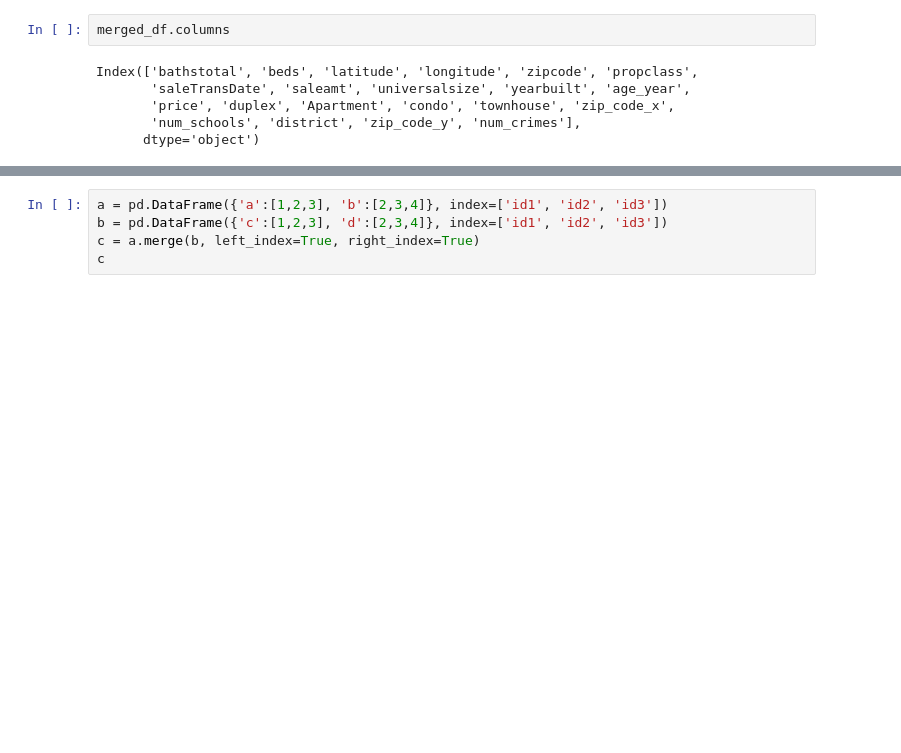
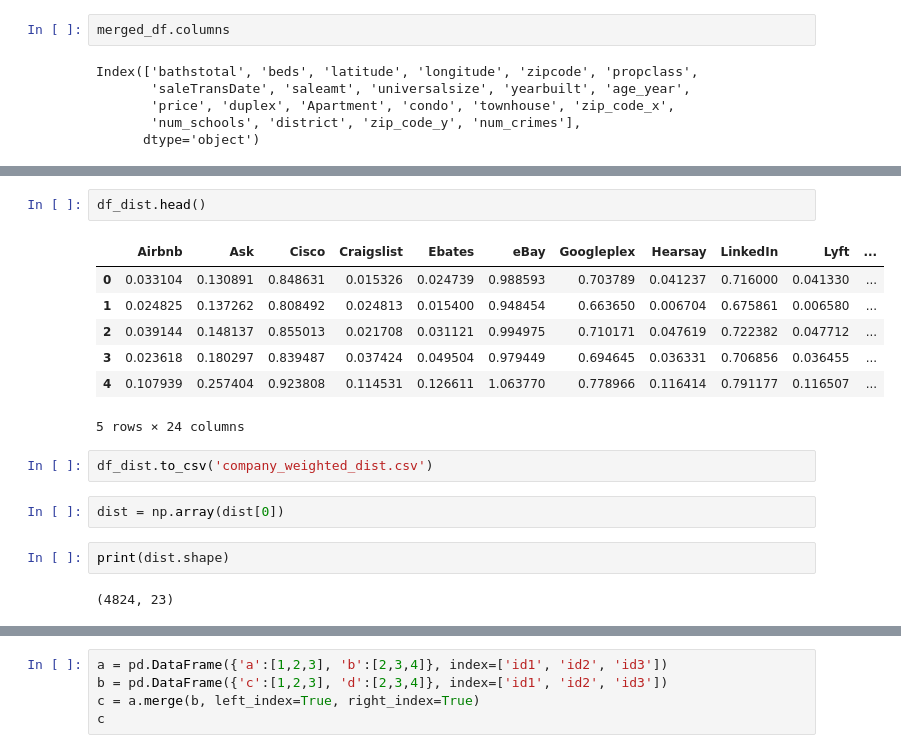
Before and after one commit to minyiliu/RealEstateValuePrediction, a Jupyter notebook: RE_DS_Model_V3.ipynb, the cells around one changed output, grey strips where cells are left out. Drawn from its saved outputs; the diff is of its cells as text; blank space fills up the shorter version.

```diff
--- a/RE_DS_Model_V3.ipynb
+++ b/RE_DS_Model_V3.ipynb
@@ -372,0 +509,18 @@ clean_merged_df.head()
+# %%
+df_dist.head()
+# %% [output]
+|  | Airbnb | Ask | Cisco | Craigslist | Ebates | eBay | Googleplex | Hearsay | LinkedIn | Lyft | ... |
+| 0 | 0.033104 | 0.130891 | 0.848631 | 0.015326 | 0.024739 | 0.988593 | 0.703789 | 0.041237 | 0.716000 | 0.041330 | ... |
+| 1 | 0.024825 | 0.137262 | 0.808492 | 0.024813 | 0.015400 | 0.948454 | 0.663650 | 0.006704 | 0.675861 | 0.006580 | ... |
+| 2 | 0.039144 | 0.148137 | 0.855013 | 0.021708 | 0.031121 | 0.994975 | 0.710171 | 0.047619 | 0.722382 | 0.047712 | ... |
+| 3 | 0.023618 | 0.180297 | 0.839487 | 0.037424 | 0.049504 | 0.979449 | 0.694645 | 0.036331 | 0.706856 | 0.036455 | ... |
+| 4 | 0.107939 | 0.257404 | 0.923808 | 0.114531 | 0.126611 | 1.063770 | 0.778966 | 0.116414 | 0.791177 | 0.116507 | ... |
+5 rows × 24 columns
+# %%
+df_dist.to_csv('company_weighted_dist.csv')
+# %%
+dist = np.array(dist[0])
+# %%
+print(dist.shape)
+# %% [output]
+(4824, 23)
```
Also changed, not shown: parts of 72 cells of this notebook.
